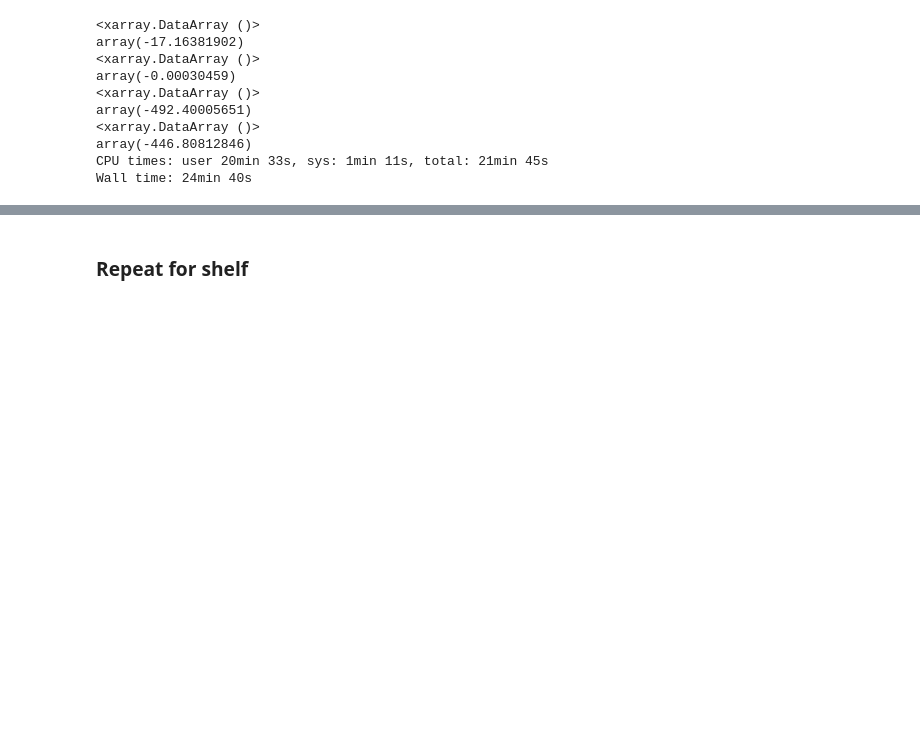
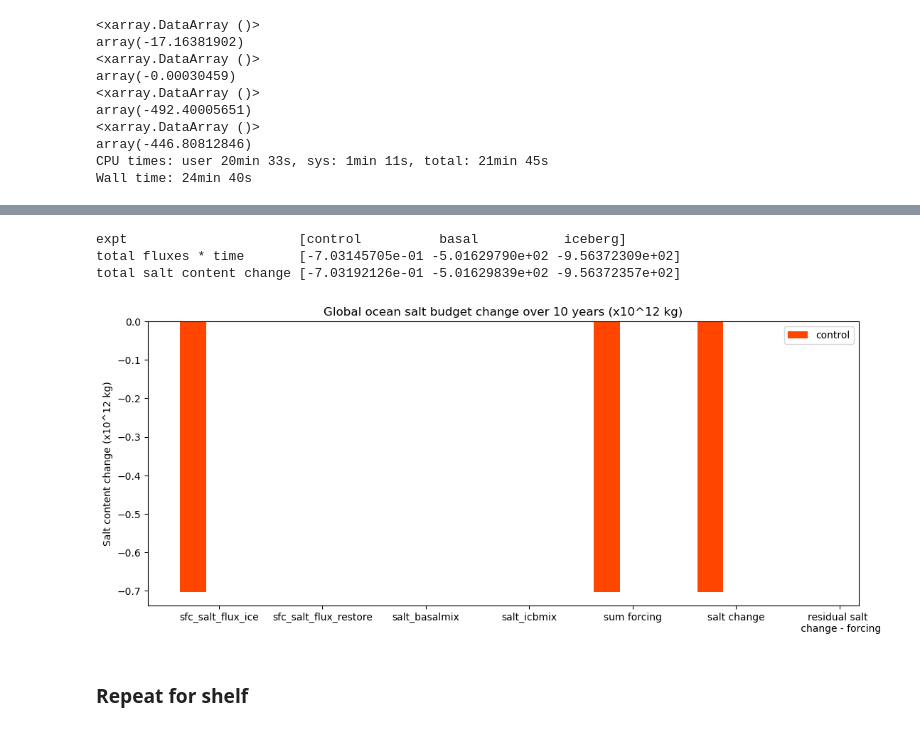
Before and after one commit to pedrocol/basal_mom5-collaborative-project, a Jupyter notebook: notebooks/saltbudget/Salt_budget_condensed.ipynb, the cells around one changed output, grey strips where cells are left out. Saved outputs shown, nothing was run; the diff lists cells and outputs as text; code cells hidden in the pictures; blank space fills up the shorter version.

```diff
--- a/notebooks/salinitybudget/Salinity_budget_condensed.ipynb
+++ b/notebooks/saltbudget/Salt_budget_condensed.ipynb
@@ -923,3 +924,37 @@ Text(0, 0.5, 'Salt content change (x10^12 kg)')
+# %%
+### manually add data (2150-59, global) since kernel died when i did it all at once
+# columns are ice, restore, basal, icb, 0 (to be summed), salt change, 0 (to be calc. from residual)
+# rows are control (can be computed using above salt budget function), basal (GPC015), iceberg (GPC018)
+# salt change function in notebook Salt_change.ipynb
+ndays = 365*10#days_in_month.sum()
+
+bar_plot = np.array([[-2.22886909e+03*ndays*24*3600/1e12, -7.91314387e-01*ndays*24*3600/1e12,  0.00000000e+00,  0.00000000e+00,0.00000000e+00,-0.7031921257098995,0],
+                     [ -9.67374447,-0.00026188,-491.95578316,0,0,-501.6298392196165,0],
+                     [-17.16381902,-0.00030459,-492.40005651,-446.80812846,0,-956.3723568537245,0]])
+print('expt                      [control          basal           iceberg]')
+bar_plot[:,4]=bar_plot[:,0]+bar_plot[:,1]+bar_plot[:,2]+bar_plot[:,3]
+print('total fluxes * time       '+str(bar_plot[:,4]))
+bar_plot[:,6]=bar_plot[:,5]-bar_plot[:,4]
+print('total salt content change '+str (bar_plot[:,5]))
+
+X = np.arange(7)
+fig = plt.figure(figsize = (10,4))
+ax = fig.add_axes([0,0,1,1])
+
+ax.bar(X + 0.00, bar_plot[0,:], color = 'orangered', width = 0.25)
+#ax.bar(X + 0.25, bar_plot[1,:], color = 'mediumorchid', width = 0.25)
+#ax.bar(X + 0.50, bar_plot[2,:], color = 'cornflowerblue', width = 0.25)
+
+ax.legend(labels=['control', 'basal','iceberg'])
+plt.xticks(X+0.25, ('sfc_salt_flux_ice','sfc_salt_flux_restore','salt_basalmix','salt_icbmix','sum forcing','salt change','residual salt \n change - forcing'))
+plt.title('Global ocean salt budget change over 10 years (x10^12 kg)');
+plt.ylabel('Salt content change (x10^12 kg)');
+#plt.ylim(-100,0);
+# %% [output]
+expt                      [control          basal           iceberg]
+total fluxes * time       [-7.03145705e-01 -5.01629790e+02 -9.56372309e+02]
+total salt content change [-7.03192126e-01 -5.01629839e+02 -9.56372357e+02]
+[figure, added]
 # %% [markdown]
 ### Repeat for shelf
 # %%
```
Also changed, not shown: parts of 4 cells of this notebook, 1 other file.
